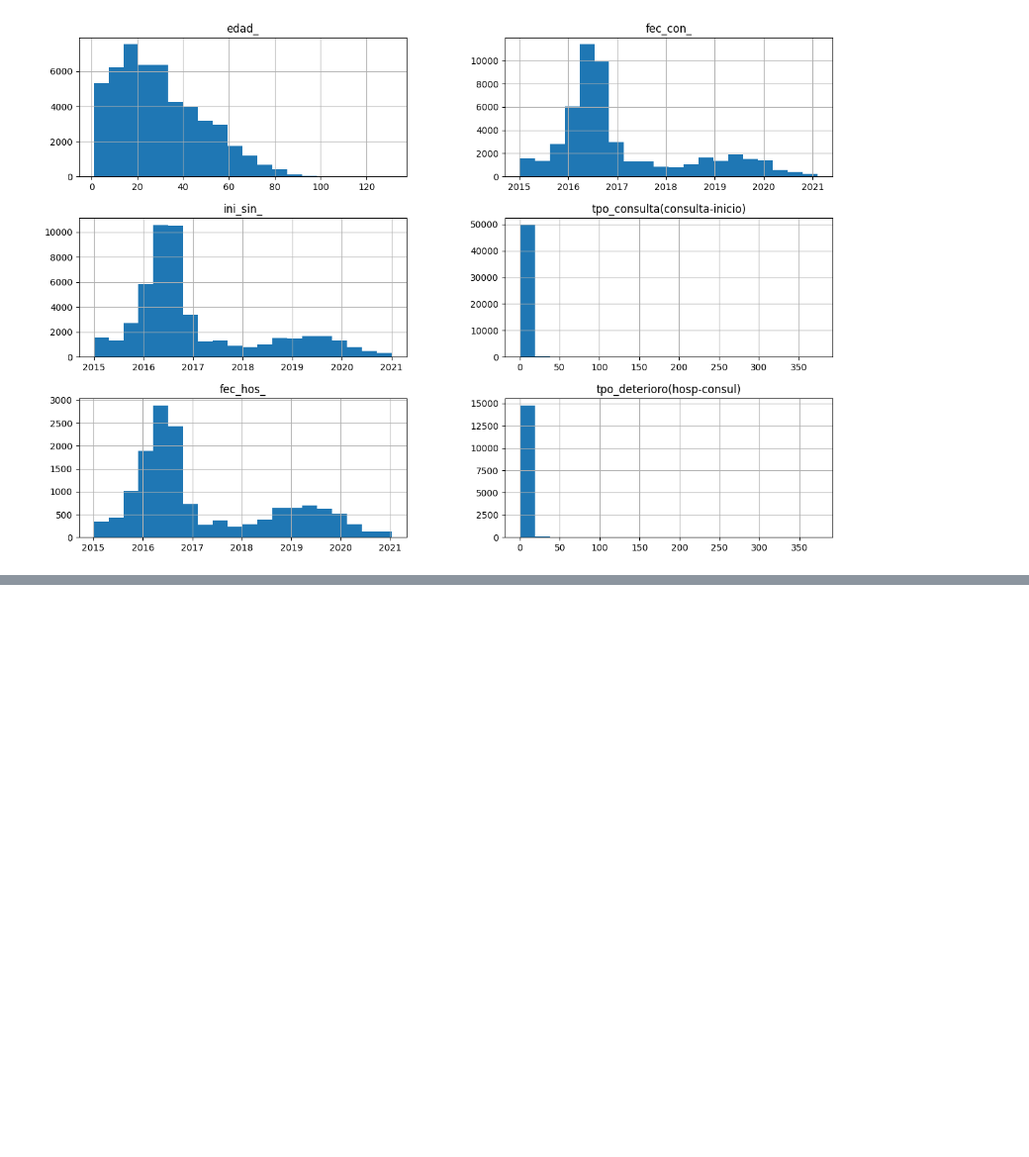
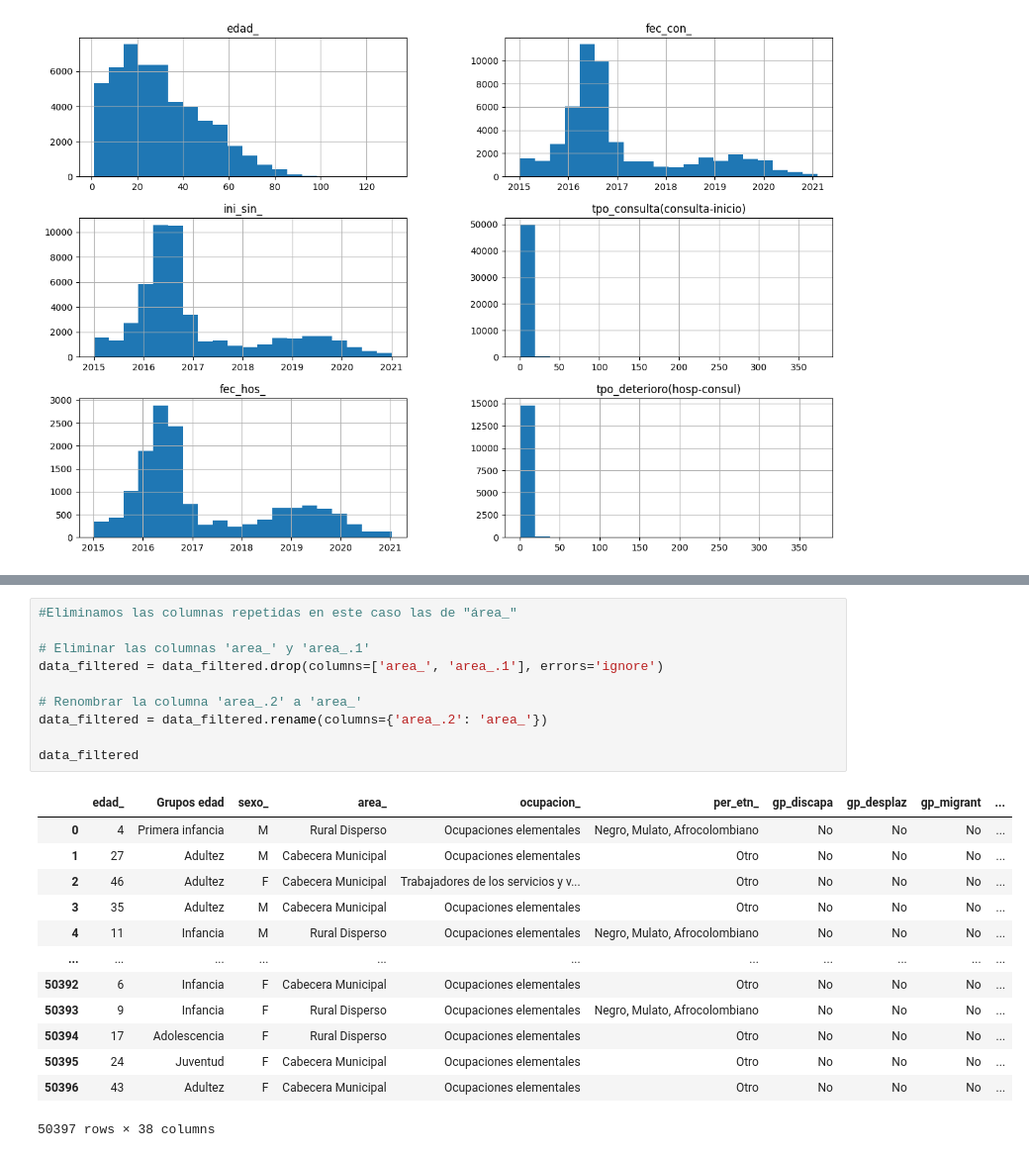
Before and after one commit to MarioSolano98/actividad-evaluativa3-AC, a Jupyter notebook: actividad_evaluativa3.ipynb, the cells around one changed output, grey strips where cells are left out. Shown at 99% size. Drawn from its saved outputs; the diff is of its cells as text; blank space fills up the shorter version.

```diff
--- a/actividad_evaluativa3.ipynb
+++ b/actividad_evaluativa3.ipynb
@@ -124,0 +167,24 @@ Passing `palette` without assigning `hue` is deprecated and will be removed in v
+# %%
+#Eliminamos las columnas repetidas en este caso las de "área_"
+
+# Eliminar las columnas 'area_' y 'area_.1'
+data_filtered = data_filtered.drop(columns=['area_', 'area_.1'], errors='ignore')
+
+# Renombrar la columna 'area_.2' a 'area_'
+data_filtered = data_filtered.rename(columns={'area_.2': 'area_'})
+
+data_filtered
+# %% [output]
+|  | edad_ | Grupos edad | sexo_ | area_ | ocupacion_ | per_etn_ | gp_discapa | gp_desplaz | gp_migrant | ... |
+| 0 | 4 | Primera infancia | M | Rural Disperso | Ocupaciones elementales | Negro, Mulato, Afrocolombiano | No | No | No | ... |
+| 1 | 27 | Adultez | M | Cabecera Municipal | Ocupaciones elementales | Otro | No | No | No | ... |
+| 2 | 46 | Adultez | F | Cabecera Municipal | Trabajadores de los servicios y v... | Otro | No | No | No | ... |
+| 3 | 35 | Adultez | M | Cabecera Municipal | Ocupaciones elementales | Otro | No | No | No | ... |
+| 4 | 11 | Infancia | M | Rural Disperso | Ocupaciones elementales | Negro, Mulato, Afrocolombiano | No | No | No | ... |
+| ... | ... | ... | ... | ... | ... | ... | ... | ... | ... | ... |
+| 50392 | 6 | Infancia | F | Cabecera Municipal | Ocupaciones elementales | Otro | No | No | No | ... |
+| 50393 | 9 | Infancia | F | Rural Disperso | Ocupaciones elementales | Negro, Mulato, Afrocolombiano | No | No | No | ... |
+| 50394 | 17 | Adolescencia | F | Rural Disperso | Ocupaciones elementales | Otro | No | No | No | ... |
+| 50395 | 24 | Juventud | F | Cabecera Municipal | Ocupaciones elementales | Otro | No | No | No | ... |
+| 50396 | 43 | Adultez | F | Cabecera Municipal | Ocupaciones elementales | Otro | No | No | No | ... |
+50397 rows × 38 columns
```
Also changed, not shown: parts of 8 cells of this notebook.
